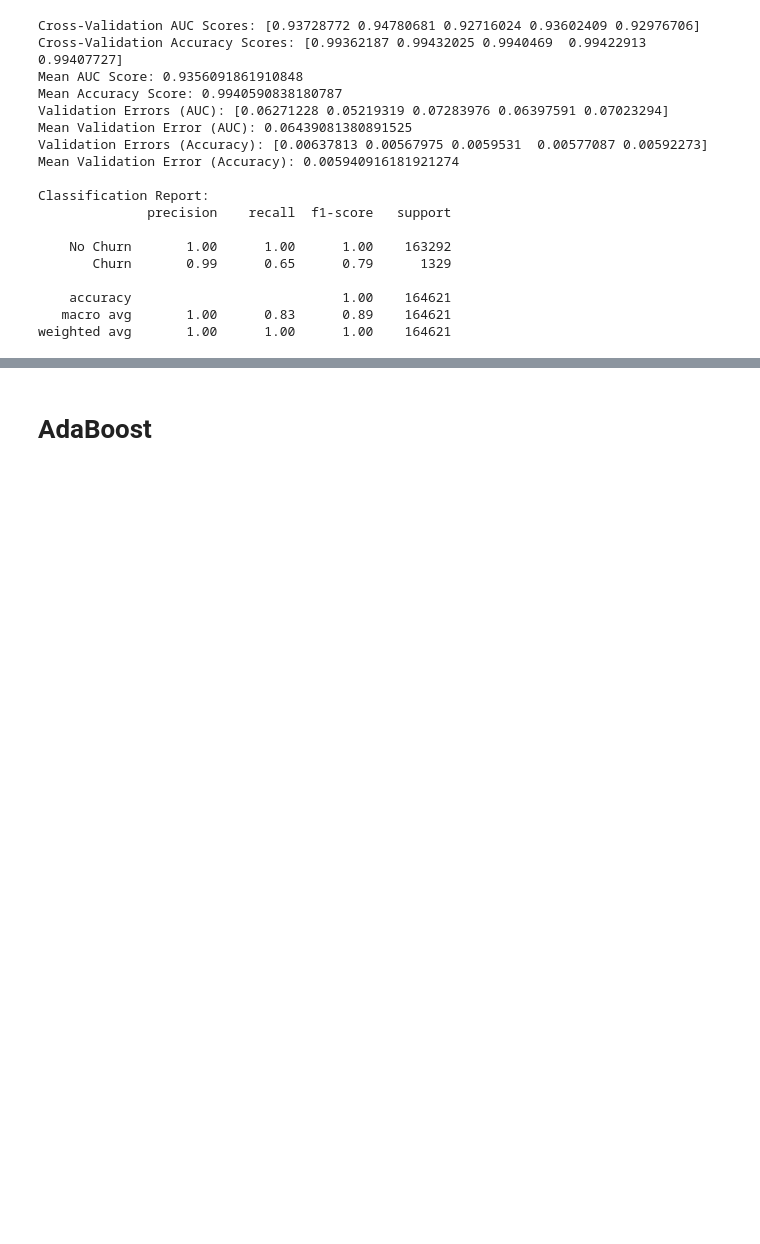
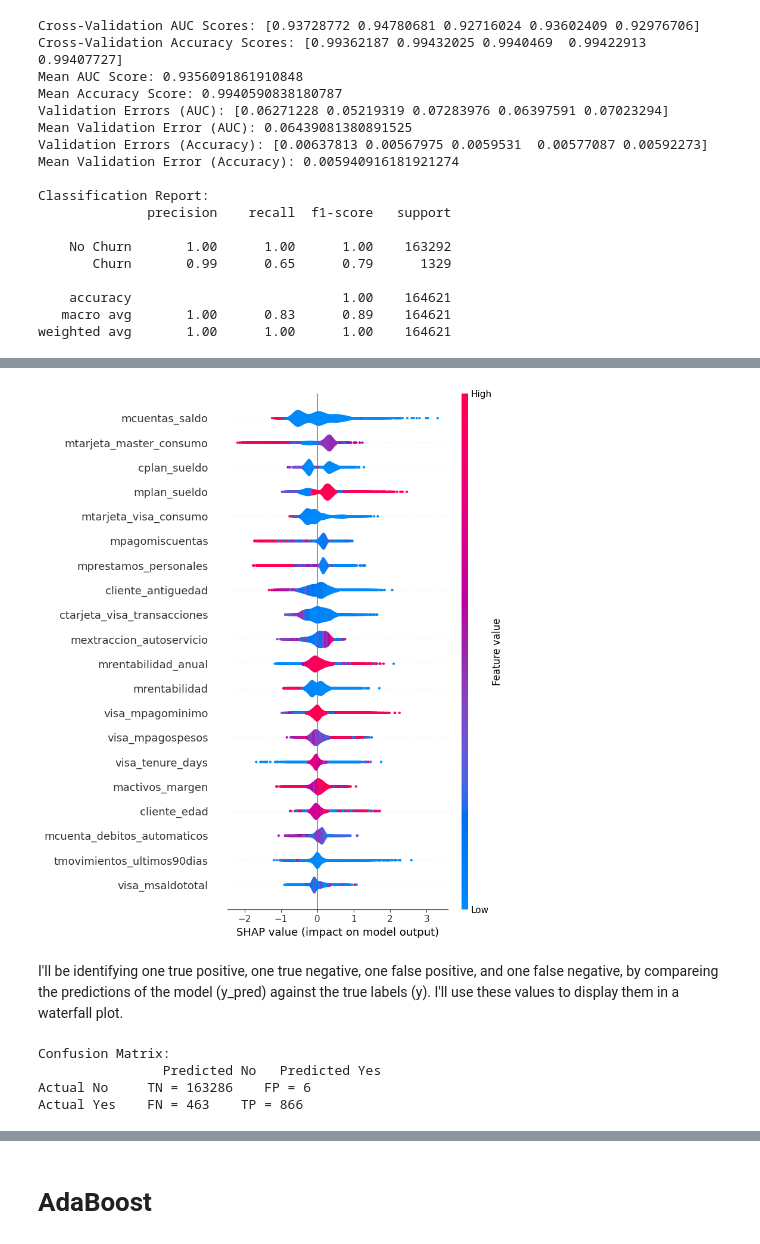
Before and after one commit to fedehofmann/uba-assessment-churn-prediction, a Jupyter notebook: notebooks/02_feature_engineering.ipynb, the cells around one changed output, grey strips where cells are left out. Cells and saved outputs as stored; diff of their text form; code cells hidden in the pictures; blank space fills up the shorter version.

```diff
--- a/notebooks/02_feature_engineering.ipynb
+++ b/notebooks/02_feature_engineering.ipynb
@@ -254,0 +280,18 @@ weighted avg       1.00      1.00      1.00    164621
+# %%
+# Boolean columns (bool) need to be converted to integers for SHAP to process them:
+X = X.astype({col: 'int64' for col in X.select_dtypes(include=['bool']).columns})
+# %%
+import shap
+
+# Create the SHAP explainer using the trained XGBoost model
+explainer = shap.Explainer(xgb_model, X)
+
+# Calculate SHAP values for the entire dataset
+shap_values = explainer(X)
+# %%
+# Plot the summary plot (violin-style)
+shap.summary_plot(shap_values, X, plot_type="violin")
+# %% [output]
+[figure, added]
+# %% [markdown]
+I'll be identifying one true positive, one true negative, one false positive, and one false negative, by compareing the predictions of the model (y_pred) against the true labels (y). I'll use these values to display them in a waterfall plot.
@@ -254,0 +301,16 @@ weighted avg       1.00      1.00      1.00    164621
+# %%
+from sklearn.metrics import confusion_matrix
+
+# Generate the confusion matrix
+conf_matrix = confusion_matrix(y, y_pred)
+
+# Print the confusion matrix with labels
+print("Confusion Matrix:")
+print(f"                Predicted No   Predicted Yes")
+print(f"Actual No     TN = {conf_matrix[0, 0]}    FP = {conf_matrix[0, 1]}")
+print(f"Actual Yes    FN = {conf_matrix[1, 0]}    TP = {conf_matrix[1, 1]}")
+# %% [output]
+Confusion Matrix:
+                Predicted No   Predicted Yes
+Actual No     TN = 163286    FP = 6
+Actual Yes    FN = 463    TP = 866
```
Also changed, not shown: parts of 13 cells of this notebook, 3 other files.
